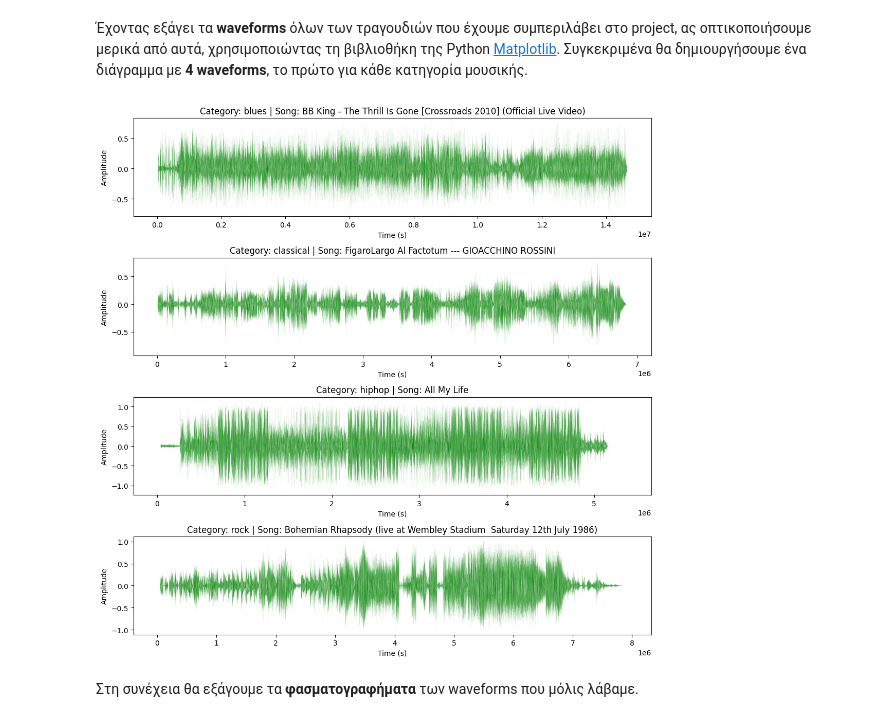
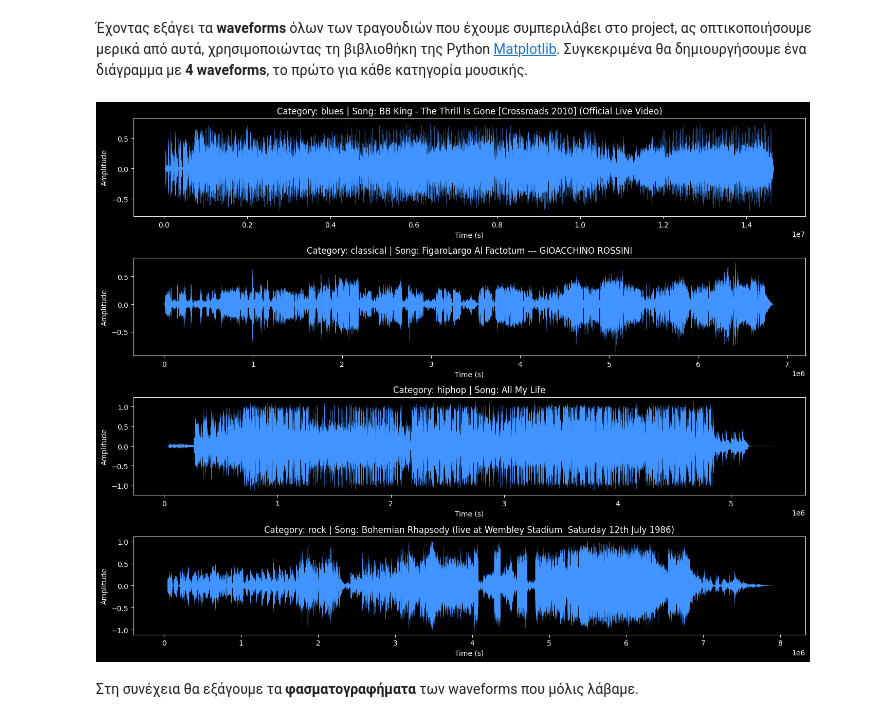
Before and after one commit to AntonisZks/Music-Category-Identifier, a Jupyter notebook: Notebooks/data_initalization.ipynb, the cells around one changed output. Drawn from its saved outputs; the diff is of its cells as text; code cells hidden in the pictures.

```diff
--- a/Notebooks/data_initalization.ipynb
+++ b/Notebooks/data_initalization.ipynb
@@ -179,26 +179,26 @@ for category in CATEGORIES_NAMES:
 # %%
 from matplotlib import pyplot as plt
 %matplotlib inline
 
 SAMPLE_TO_SHOW = 0 # The first sample
 
-style = 'default' # 'dark_background'
+style = 'dark_background' # 'default'
 plt.style.use(style)
 
-fig, ax = plt.subplots(4, 1, figsize=(11, 11))
+fig, ax = plt.subplots(4, 1, figsize=(14, 11))
 
 # Plot the waveforms
 for i, category in enumerate(CATEGORIES_NAMES):
     y = music_audio[category][SAMPLE_TO_SHOW][0]
-    ax[i].plot(range(len(y)), y, linewidth=0.03, color='green')
+    ax[i].plot(range(len(y)), y, linewidth=0.2, color='#4194FF')
     ax[i].set_title("Category: " + category + " | Song: " + music_audio[category][0][2].split('\\')[-1][:-4])
     ax[i].set_xlabel('Time (s)')
     ax[i].set_ylabel('Amplitude')
 
 plt.tight_layout()
 plt.show()
 # %% [output]
-[figure, old version]
+[figure, new version]
 # %% [markdown]
 Στη συνέχεια θα εξάγουμε τα __φασματογραφήματα__ των waveforms που μόλις λάβαμε.
 # %%
```
Also changed, not shown: parts of 1 cell of this notebook.
